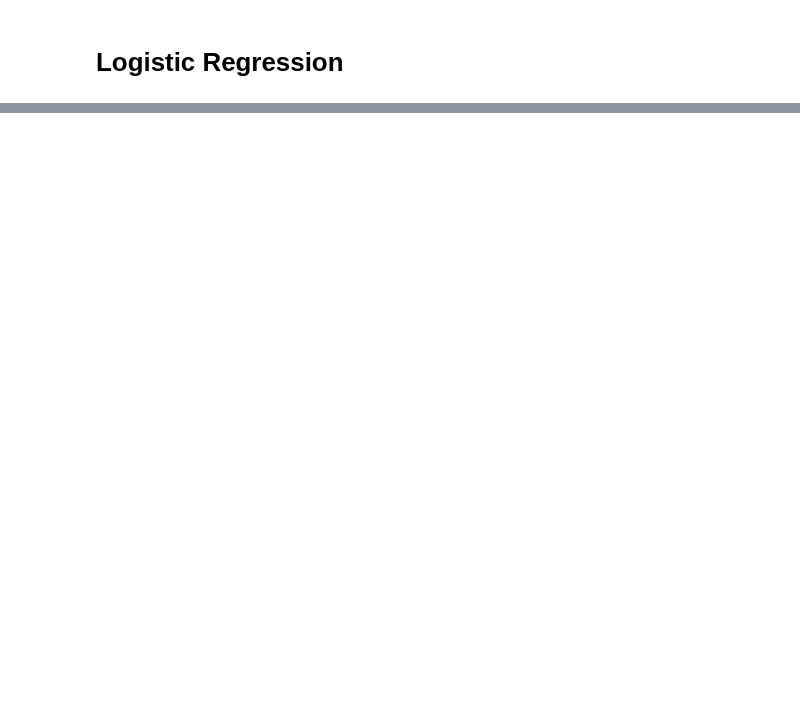
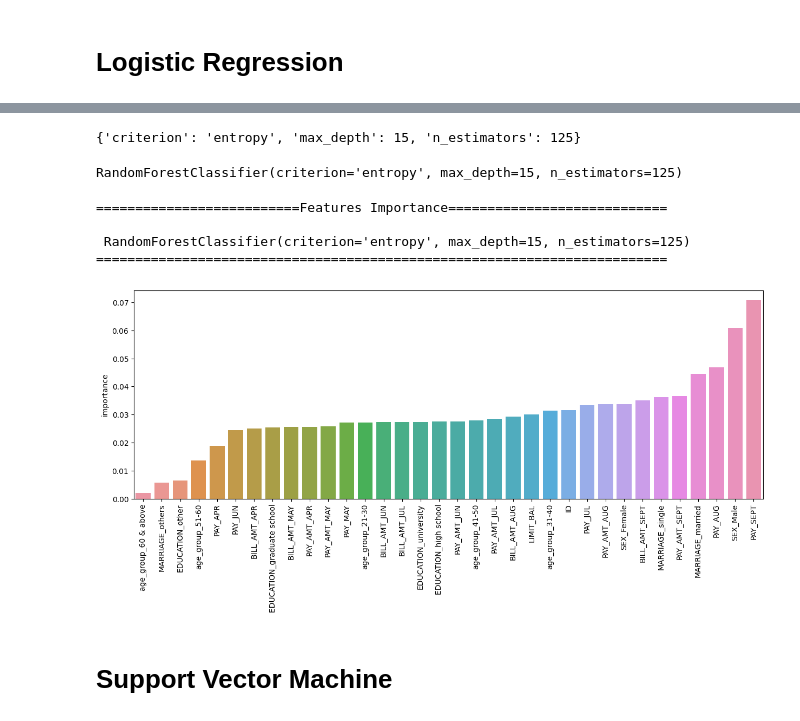
Before and after one commit to Kalpesh-Rajput/-Credit_Card_Default_Prediction, a Jupyter notebook: KR_|_Credit_Card_Default_Prediction.ipynb, the cells around one changed output, grey strips where cells are left out. Cells and saved outputs as stored; diff of their text form; code cells hidden in the pictures; blank space fills up the shorter version.

```diff
--- a/KR_|_Credit_Card_Default_Prediction.ipynb
+++ b/KR_|_Credit_Card_Default_Prediction.ipynb
@@ -1165,0 +1306,3 @@ weighted avg       0.88      0.87      0.87     11682
+# %%
+# training and evaluating the Random forest
+run_evaluate_model(rfc_model,scaled_x_train,scaled_x_test,y_train,y_test)
@@ -1165,0 +1329,7 @@ weighted avg       0.88      0.87      0.87     11682
+# %%
+# finding the best parameters for rfc_model by gridsearchcv
+grid_values = {'n_estimators':[100,125,150] , 'max_depth' : [7,10,15] , 'criterion' : ['entropy']}
+grid_rfc_model = GridSearchCV(estimator = rfc_model,param_grid = grid_values ,scoring = 'balanced_accuracy' , cv = 3 , verbose = 5 , n_jobs = -1 )
+# %%
+# training and evaluating the Random forest with hyperparameter tuing
+run_evaluate_model(grid_rfc_model,scaled_x_train,scaled_x_test,y_train,y_test)
@@ -1165,0 +1354,24 @@ weighted avg       0.88      0.87      0.87     11682
+# %%
+#getting the best paramater of random forest
+grid_rfc_model.best_params_
+# %% [output]
+{'criterion': 'entropy', 'max_depth': 15, 'n_estimators': 125}
+# %%
+#getting the best estimator for random forest
+grid_rfc_model.best_estimator_
+# %% [output]
+RandomForestClassifier(criterion='entropy', max_depth=15, n_estimators=125)
+# %%
+#storing best estimator in varibale
+optimal_rfc_model = grid_rfc_model.best_estimator_
+# %%
+#visualizing the feature importance of variable for random forest
+get_features_importance(optimal_rfc_model,x_train)
+# %% [output]
+==========================Features Importance============================
+
+ RandomForestClassifier(criterion='entropy', max_depth=15, n_estimators=125)
+=========================================================================
+[figure, added]
+# %% [markdown]
+# Support Vector Machine
```
Also changed, not shown: parts of 25 cells of this notebook.
